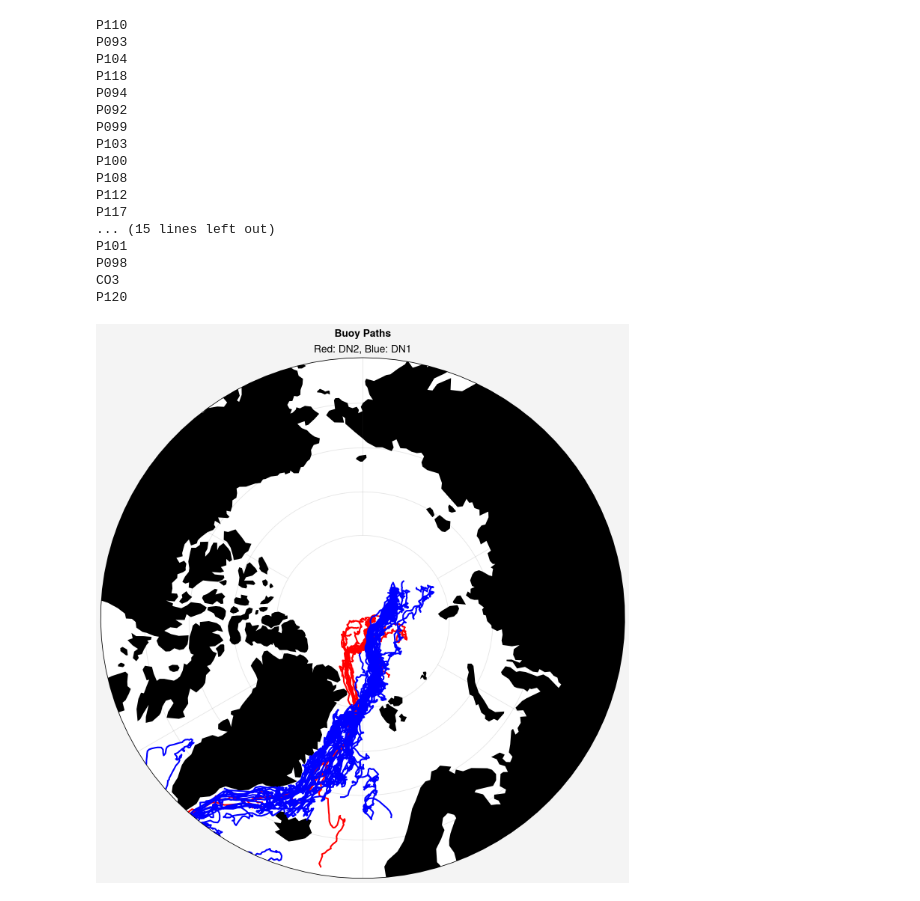
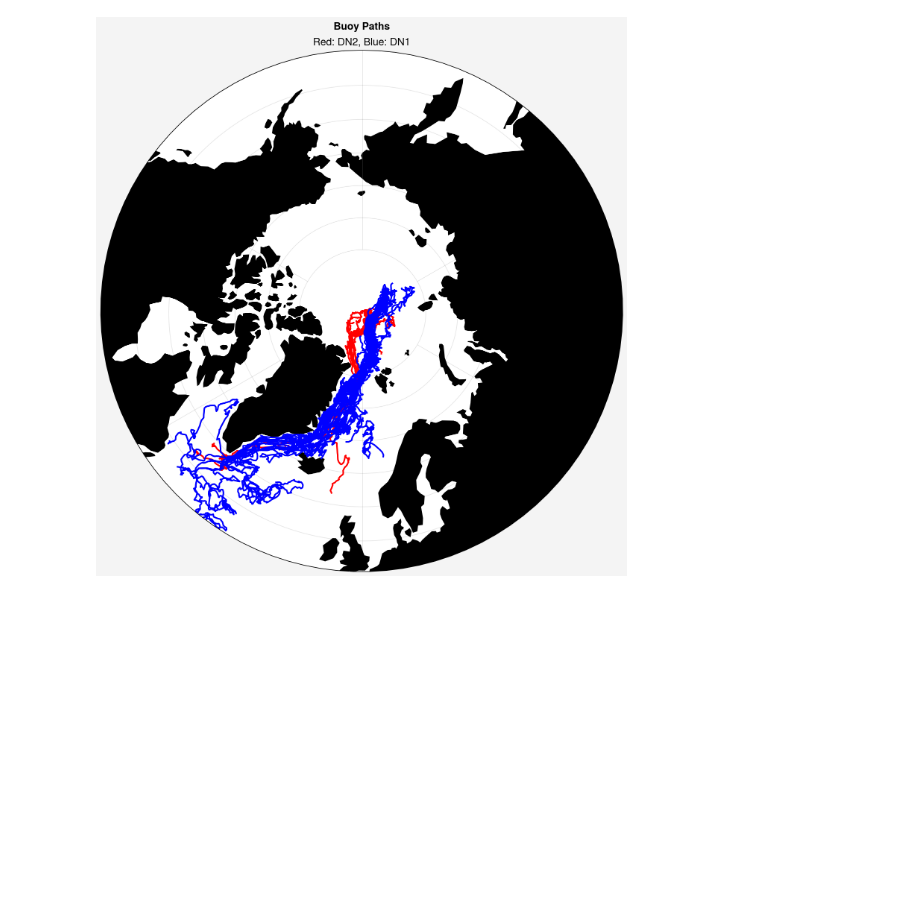
Before and after one commit to awang343/uncertainty-quantification-sea-ice, a Jupyter notebook: notebooks/Sea Ice Concentration.ipynb, the cells around one changed output. Saved outputs shown, nothing was run; the diff lists cells and outputs as text; code cells hidden in the pictures; blank space fills up the shorter version.

```diff
--- a/notebooks/Sea Ice Concentration.ipynb
+++ b/notebooks/Sea Ice Concentration.ipynb
@@ -10,36 +10,19 @@ from helpers import *
 # %%
 # Pole-centered map projections
 
 fig, axs = pplt.subplots(ncols=1, refwidth=7, proj=('npstere'))
 fig.format(suptitle='Buoy Paths')
 axs.format(land=True)
 
 dn1 = os.listdir("../data/daily_stations/mosaic_dn1")
 dn2 = os.listdir("../data/daily_stations/mosaic_dn2")
 
-axs[0].format(boundinglat=60, title='Red: DN2, Blue: DN1')
+axs[0].format(boundinglat=50, title='Red: DN2, Blue: DN1')
 
 # Plot dn2 buoys in red, dn1 buoys in blue
 for station in [i[:-4] for i in dn2]:
     axs[0].plot(station_data(station)['longitude'], station_data(station)['latitude'], color="red")
 for station in [i[:-4] for i in dn1]:
     axs[0].plot(station_data(station)['longitude'], station_data(station)['latitude'], color="blue")
 # %% [output]
-P110
-P093
-P104
-P118
-P094
-P092
-P099
-P103
-P100
-P108
-P112
-P117
-... (15 lines left out)
-P101
-P098
-CO3
-P120
-[figure, old version]
+[figure, new version]
```
Also changed, not shown: parts of 1 cell of this notebook.
